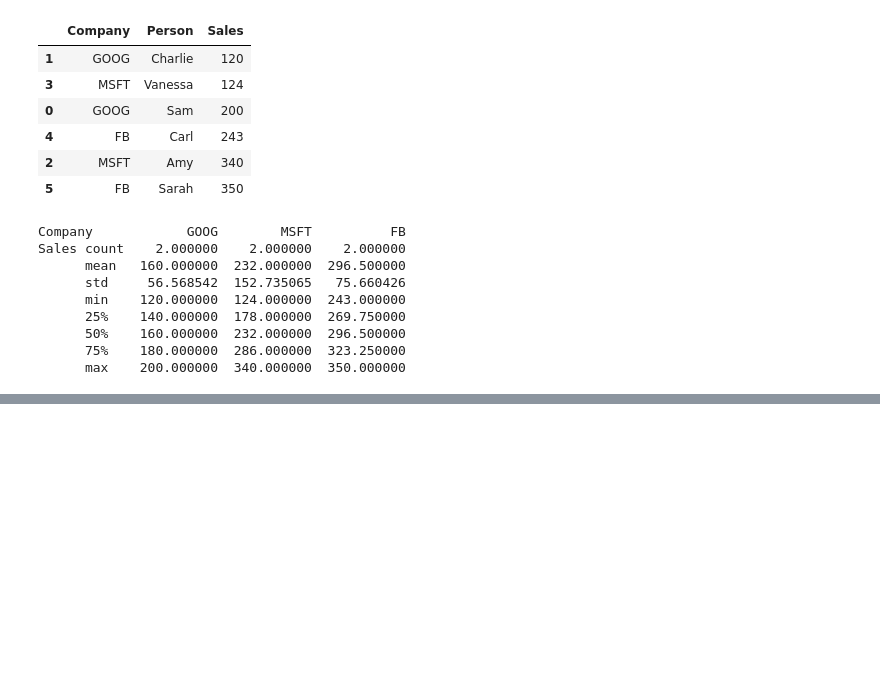
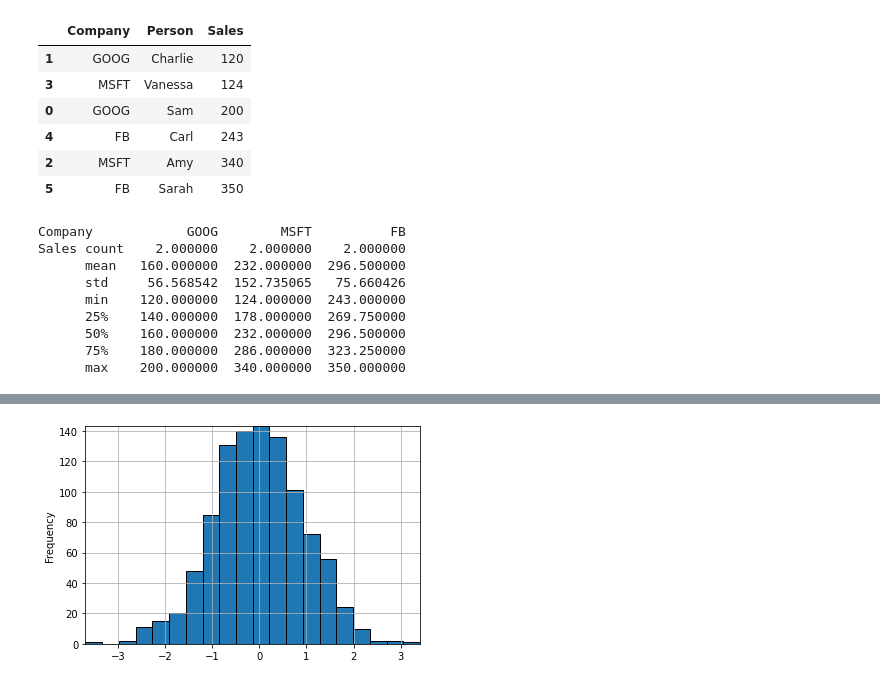
Before and after one commit to luiul/tsa, a Jupyter notebook: course-nb/02-pandas.ipynb, the cells around one changed output, grey strips where cells are left out. Saved outputs shown, nothing was run; the diff lists cells and outputs as text; code cells hidden in the pictures; blank space fills up the shorter version.

```diff
--- a/course-nb/02-pandas.ipynb
+++ b/course-nb/02-pandas.ipynb
@@ -270,0 +324,5 @@ Sales count    2.000000    2.000000    2.000000
+# %%
+file_name = 'df1.csv'
+file = path + file_name
+# %%
+df1 = pd.read_csv(file, index_col=0)
@@ -270,0 +360,6 @@ Sales count    2.000000    2.000000    2.000000
+# %%
+df1['A'].plot.hist(bins=20, edgecolor='k', grid=True).autoscale(enable=True,
+                                                                axis='both',
+                                                                tight=True)
+# %% [output]
+[figure, added]
```
Also changed, not shown: parts of 57 cells of this notebook, 1 other file.
